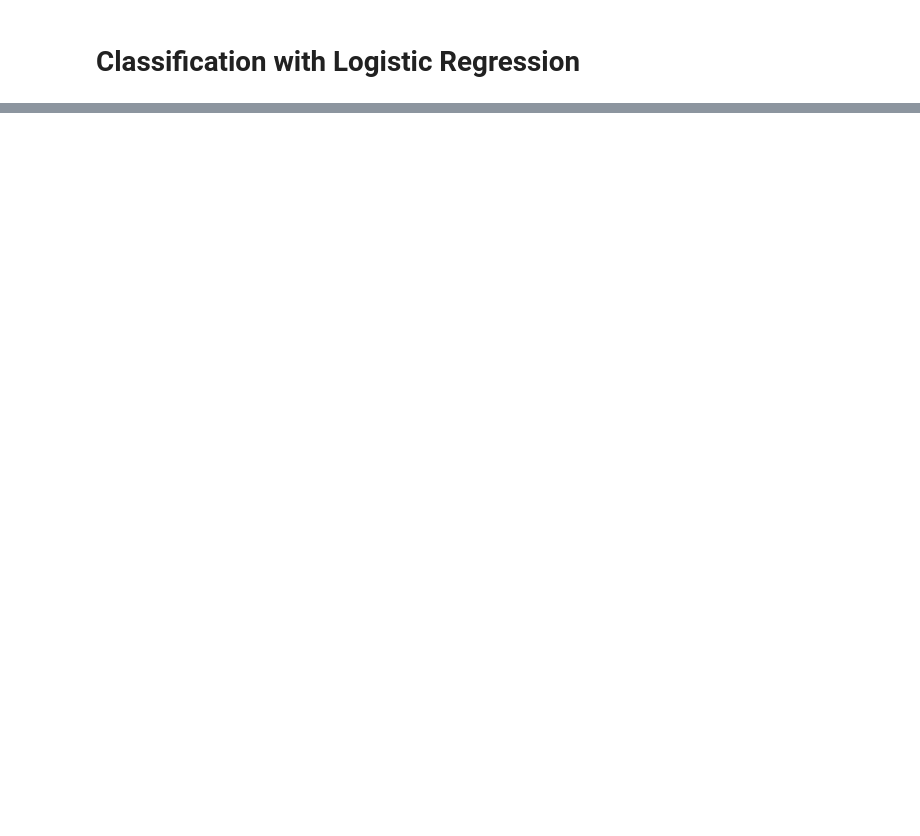
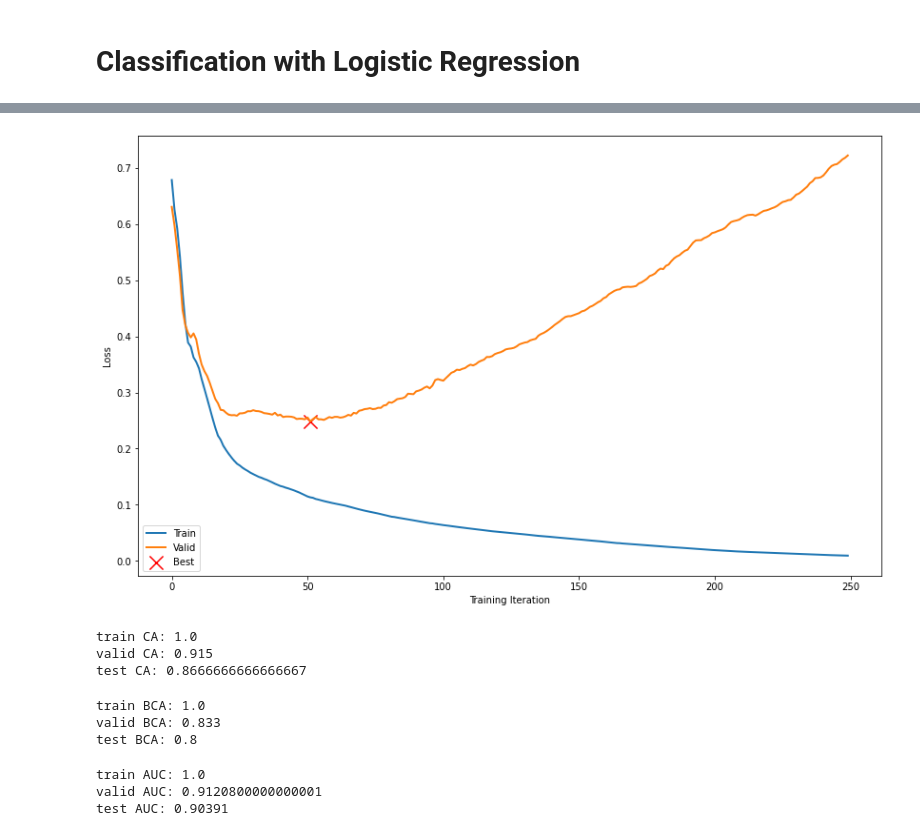
Before and after one commit to idfah/notebooks, a Jupyter notebook: eeg/p300_classification_with_biosemi_data_prep.ipynb, the cells around one changed output, grey strips where cells are left out. Saved outputs shown, nothing was run; the diff lists cells and outputs as text; code cells hidden in the pictures; blank space fills up the shorter version.

```diff
--- a/eeg/p300_classification_with_biosemi_data_prep.ipynb
+++ b/eeg/p300_classification_with_biosemi_data_prep.ipynb
@@ -398,0 +551,20 @@ test AUC: 0.8537600000000001
+# %%
+class ComponentLogisticRegression(P300Classifier):
+    '''Simple logistic regression over all timesteps concatenated
+    across a linear combination of all channels, i.e., over learned components.
+    '''
+    def __init__(self, nstep, nchan, ncomp, ncls):
+        super().__init__()
+        self.component_proj = th.nn.Linear(nchan, ncomp)
+        self.visible = th.nn.Linear(nstep * ncomp, ncls)
+
+    @numpy_func
+    def components(self, data):
+        return self.component_proj(data)
+
+    def forward(self, data):
+        data = th.as_tensor(data, dtype=th.float32)
+        assert data.ndim == 3
+
+        comp = self.component_proj(data)
+        return self.visible(comp.reshape(comp.shape[0], -1))
@@ -398,0 +576,35 @@ test AUC: 0.8537600000000001
+# %%
+cresult = clogreg.fit(std_train_data, train_labels, std_valid_data, valid_labels, maxiter=250)
+# %%
+plt.plot(cresult.train_losses, linewidth=2, label='Train');
+plt.plot(cresult.valid_losses, linewidth=2, label='Valid');
+plt.scatter((cresult.best_iter,), (cresult.best_valid_loss,), marker='x', s=200, color='red', label='Best');
+plt.legend();
+plt.xlabel('Training Iteration');
+plt.ylabel('Loss');
+# %% [output]
+[figure, added]
+# %%
+print('train CA:', clogreg.ca(std_train_data, train_labels))
+print('valid CA:', clogreg.ca(std_valid_data, valid_labels))
+print('test CA:', clogreg.ca(std_test_data, test_labels))
+# %% [output]
+train CA: 1.0
+valid CA: 0.915
+test CA: 0.8666666666666667
+# %%
+print('train BCA:', clogreg.bca(std_train_data, train_labels))
+print('valid BCA:', clogreg.bca(std_valid_data, valid_labels))
+print('test BCA:', clogreg.bca(std_test_data, test_labels))
+# %% [output]
+train BCA: 1.0
+valid BCA: 0.833
+test BCA: 0.8
+# %%
+print('train AUC:', clogreg.auc(std_train_data, train_labels))
+print('valid AUC:', clogreg.auc(std_valid_data, valid_labels))
+print('test AUC:', clogreg.auc(std_test_data, test_labels))
+# %% [output]
+train AUC: 1.0
+valid AUC: 0.9120800000000001
+test AUC: 0.90391
```
Also changed, not shown: parts of 29 cells of this notebook.
